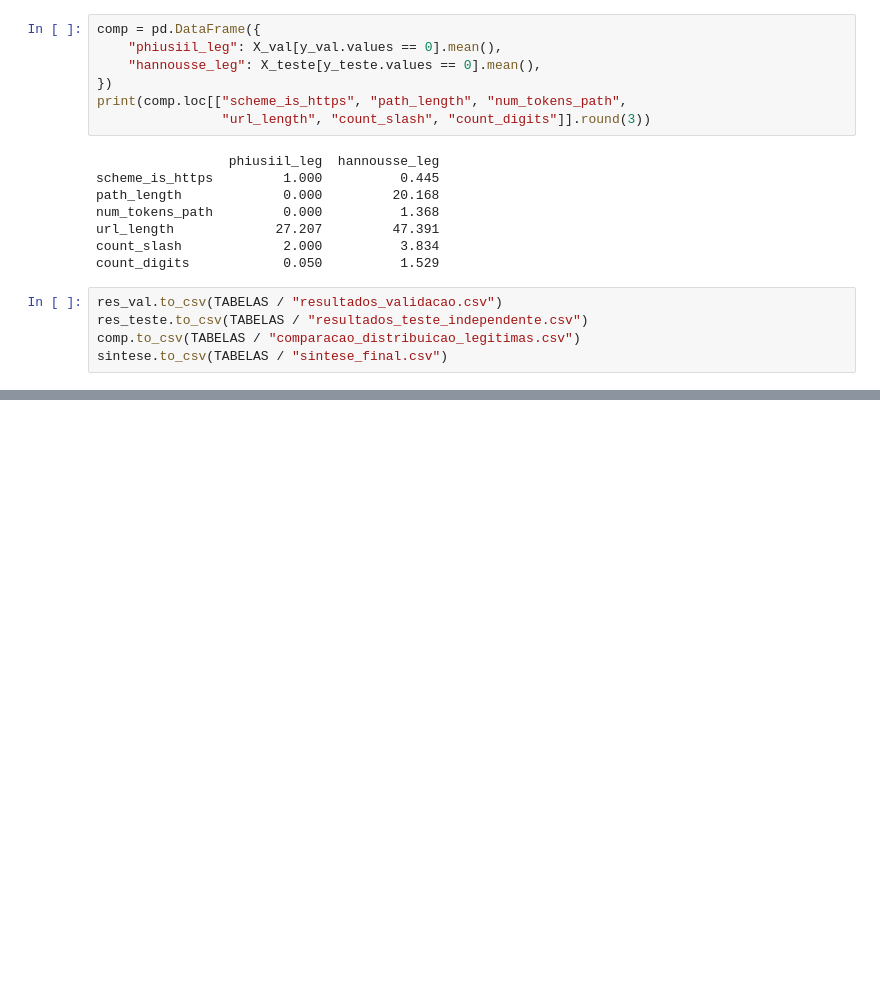
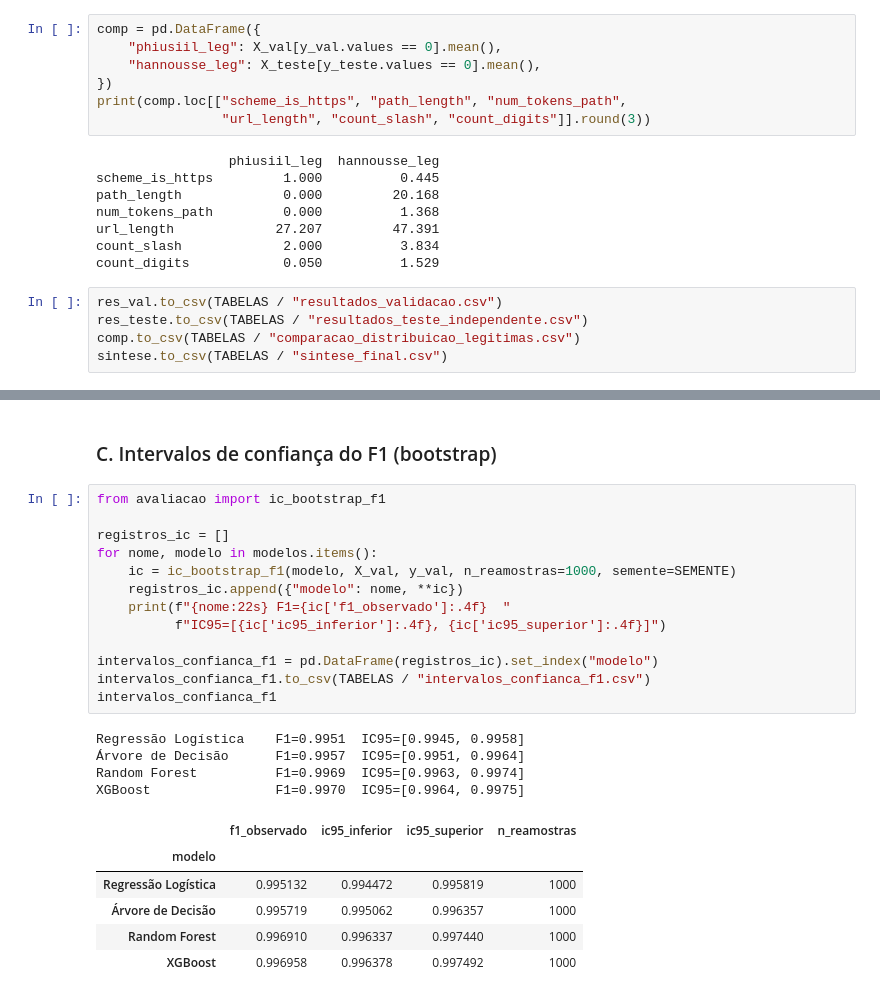
Before and after one commit to mduda-mac/tcc-phishing, a Jupyter notebook: notebooks/02_modelos.ipynb, the cells around one changed output, grey strips where cells are left out. Saved outputs shown, nothing was run; the diff lists cells and outputs as text; blank space fills up the shorter version.

Commit message:
Adiciona intervalos de confiança, análises post-hoc persistidas e comparação custo-benefício; remove células de depuração

```diff
--- a/notebooks/02_modelos.ipynb
+++ b/notebooks/02_modelos.ipynb
@@ -612,0 +581,26 @@ rf RandomForestClassifier 1
+# %% [markdown]
+### C. Intervalos de confiança do F1 (bootstrap)
+# %%
+from avaliacao import ic_bootstrap_f1
+
+registros_ic = []
+for nome, modelo in modelos.items():
+    ic = ic_bootstrap_f1(modelo, X_val, y_val, n_reamostras=1000, semente=SEMENTE)
+    registros_ic.append({"modelo": nome, **ic})
+    print(f"{nome:22s} F1={ic['f1_observado']:.4f}  "
+          f"IC95=[{ic['ic95_inferior']:.4f}, {ic['ic95_superior']:.4f}]")
+
+intervalos_confianca_f1 = pd.DataFrame(registros_ic).set_index("modelo")
+intervalos_confianca_f1.to_csv(TABELAS / "intervalos_confianca_f1.csv")
+intervalos_confianca_f1
+# %% [output]
+Regressão Logística    F1=0.9951  IC95=[0.9945, 0.9958]
+Árvore de Decisão      F1=0.9957  IC95=[0.9951, 0.9964]
+Random Forest          F1=0.9969  IC95=[0.9963, 0.9974]
+XGBoost                F1=0.9970  IC95=[0.9964, 0.9975]
+|  | f1_observado | ic95_inferior | ic95_superior | n_reamostras |
+| modelo |  |  |  |  |
+| Regressão Logística | 0.995132 | 0.994472 | 0.995819 | 1000 |
+| Árvore de Decisão | 0.995719 | 0.995062 | 0.996357 | 1000 |
+| Random Forest | 0.996910 | 0.996337 | 0.997440 | 1000 |
+| XGBoost | 0.996958 | 0.996378 | 0.997492 | 1000 |
```
Also changed, not shown: parts of 17 cells of this notebook, 18 other files.
